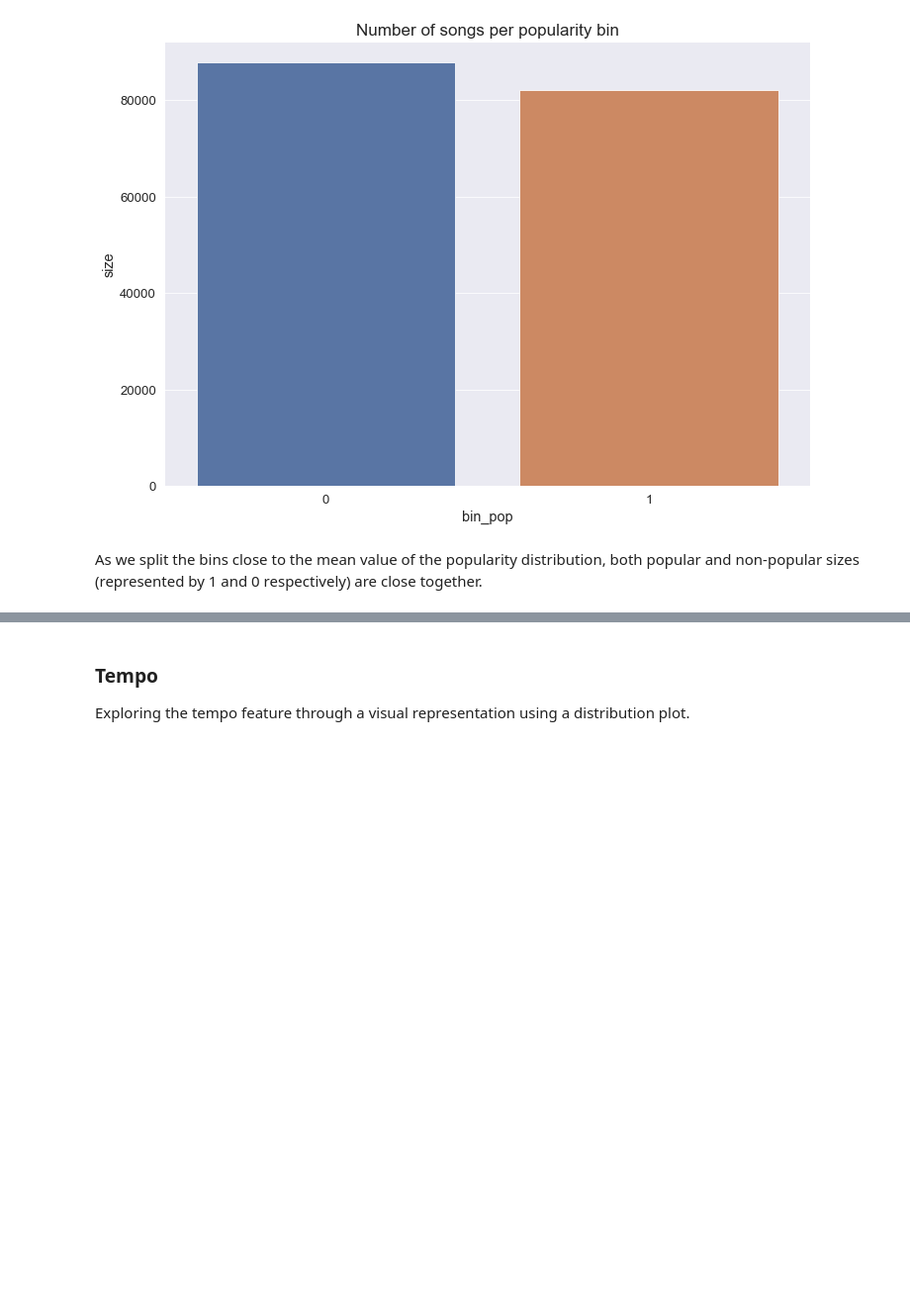
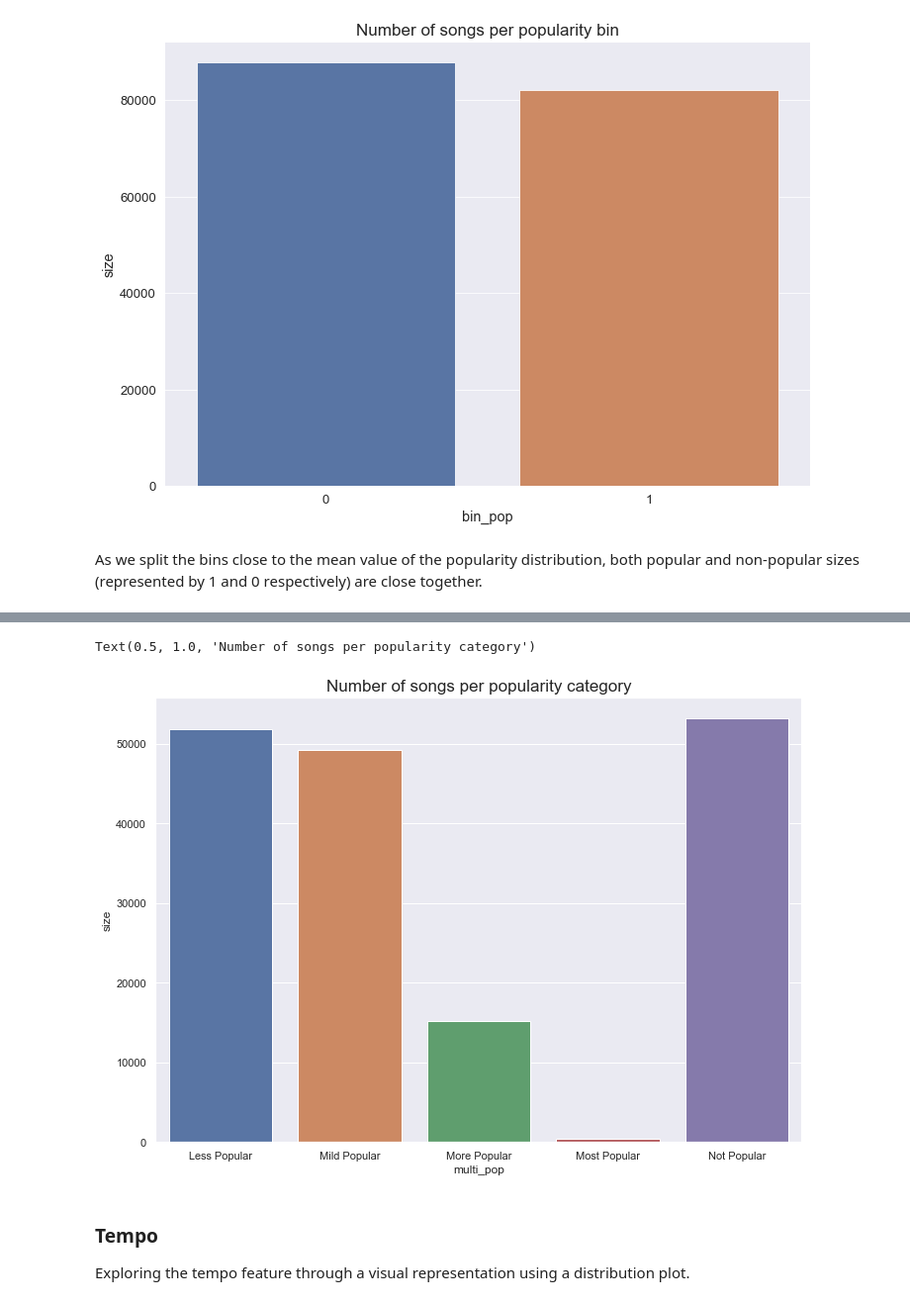
Before and after one commit to Mohammad-sakir/PDS_PROJ, a Jupyter notebook: analysis_spotify.ipynb, the cells around one changed output, grey strips where cells are left out. Shown at 99% size. Saved outputs shown, nothing was run; the diff lists cells and outputs as text; code cells hidden in the pictures; blank space fills up the shorter version.

```diff
--- a/analysis_spotify.ipynb
+++ b/analysis_spotify.ipynb
@@ -495,7 +497,7 @@ As shown by the distribution above, the distribution of popularity has much fewe
 # %% [markdown]
 Creating a new feature that represents population through a binary value with a split at 35. We chose 35 as the threshold as this value is close to the mean value of population (as represented in the distribution above). This feature will be helpful later in the modelling section.
 # %%
-df['bin_pop'] = df['popularity'].apply(lambda x: 0 if int(x)<35 else 1)
+df_nueric['bin_pop'] = df_nueric['popularity'].apply(lambda x: 0 if int(x)<35 else 1)
 # %%
 df.sample(10)
 # %% [output]
@@ -528,0 +573,3 @@ As we split the bins close to the mean value of the popularity distribution, bot
+# %%
+df4_5 = df_nueric.groupby('multi_pop', as_index=False).size().sort_values(by='size',ascending=True)
+df4_5
@@ -529,3 +583,8 @@ As we split the bins close to the mean value of the popularity distribution, bot
+# %%
+sns.barplot(x='multi_pop', y='size', data=df4_5).set_title("Number of songs per popularity category", fontsize=17)
+# %% [output]
+Text(0.5, 1.0, 'Number of songs per popularity category')
+[figure, added]
 # %% [markdown]
 ### Tempo
 Exploring the tempo feature through a visual representation using a distribution plot.
```
Also changed, not shown: parts of 63 cells of this notebook.
